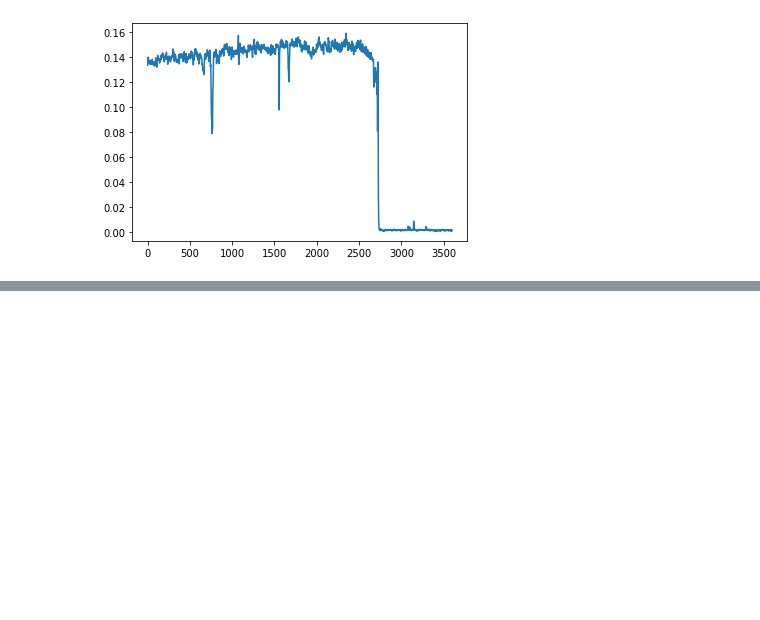
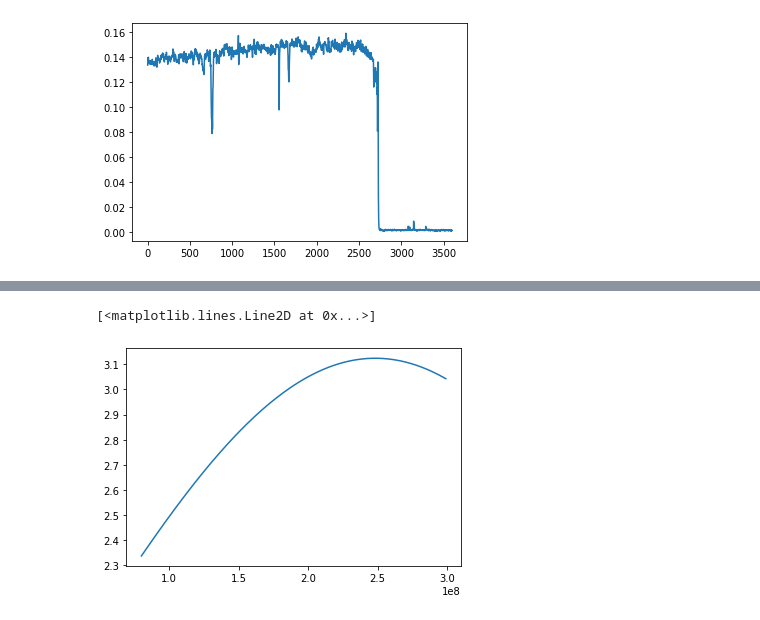
Before and after one commit to TKAles/visu, a Jupyter notebook: TekData test harness.ipynb, the cells around one changed output, grey strips where cells are left out. Drawn from its saved outputs; the diff is of its cells as text; code cells hidden in the pictures; blank space fills up the shorter version.

```diff
--- a/TekData test harness.ipynb
+++ b/TekData test harness.ipynb
@@ -42,0 +50,8 @@ plt.plot(test_TekData.dc_mask)
+# %%
+import numpy as np
+test_TekData.psd_fits[2000]
+freqarray = np.arange(80E6, 300E6, 1E6)
+plt.plot(freqarray, test_TekData.gaussian_model(freqarray, *test_TekData.psd_fits[2000]))
+# %% [output]
+[<matplotlib.lines.Line2D at 0x...>]
+[figure, added]
```
Also changed, not shown: parts of 39 cells of this notebook, 7 other files.
